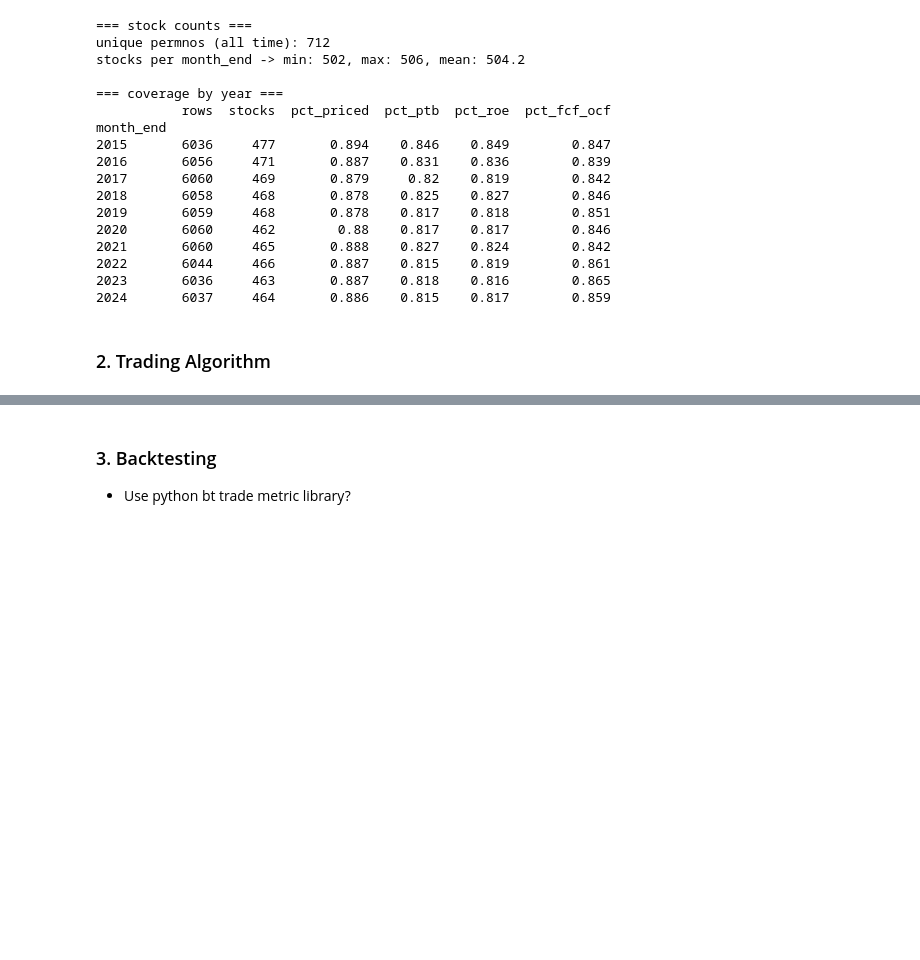
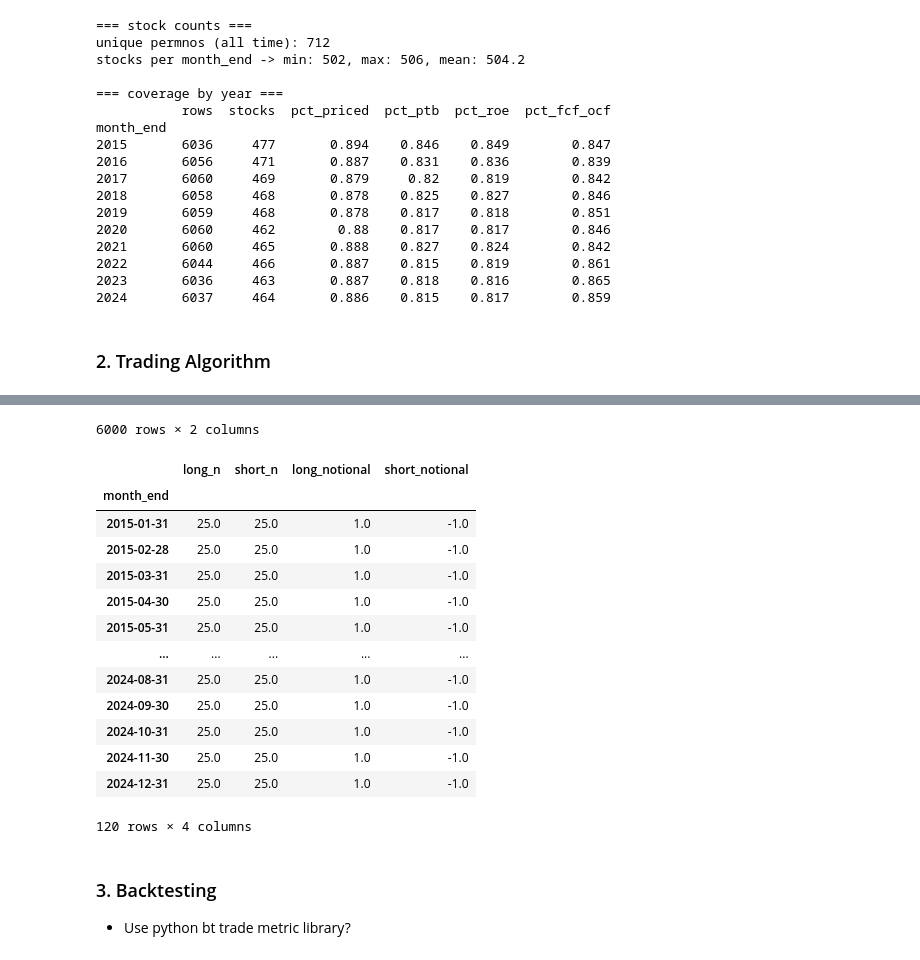
Before and after one commit to MatthewSmithseree/long-short-quantamental-equities, a Jupyter notebook: strategy.ipynb, the cells around one changed output, grey strips where cells are left out. Drawn from its saved outputs; the diff is of its cells as text; code cells hidden in the pictures; blank space fills up the shorter version.

```diff
--- a/strategy.ipynb
+++ b/strategy.ipynb
@@ -345,0 +322,62 @@ panel
+# %%
+def build_long_short(panel, long_pct=LONG_PCT, short_pct=SHORT_PCT):
+    positions = []
+    for month_end, g in panel.reset_index().groupby('month_end'):
+        g = g.dropna(subset=['composite_score', 'mktcap', 'prc', 'dollar_volume']).copy()
+        g = g[g['prc'] >= 5].copy()  # Filter out stocks with price < $5
+        g = g.nlargest(250, 'dollar_volume').copy()  # Keep top 250 by dollar volume
+        n = len(g)
+
+        k_long = max(1, int(np.floor(long_pct * n)))
+        k_short = max(1, int(np.floor(short_pct * n)))
+
+        g = g.sort_values('composite_score', ascending=False)
+        longs = g.head(k_long).copy()
+        shorts = g.tail(k_short).copy()
+
+        # 50/50 blend of score and market-cap weights
+        if len(longs):
+            # Score weights
+            s = longs['composite_score']
+            w_score = (s - s.min()).clip(lower=0)
+            w_score = w_score / w_score.sum() if w_score.sum() > 0 else pd.Series([1.0 / len(longs)] * len(longs), index=w_score.index)
+            # Market-cap weights
+            w_mcap = longs['mktcap'].abs() / longs['mktcap'].abs().sum()
+            # 50/50 blend
+            longs['weight'] = (0.5 * w_mcap + 0.5 * w_score) / (0.5 * w_mcap + 0.5 * w_score).sum()
+
+        if len(shorts):
+            # Score weights (inverted: worst scores get highest weight)
+            s = shorts['composite_score']
+            w_score = (s.max() - s).clip(lower=0)
+            w_score = w_score / w_score.sum() if w_score.sum() > 0 else pd.Series([1.0 / len(shorts)] * len(shorts), index=w_score.index)
+            # Market-cap weights
+            w_mcap = shorts['mktcap'].abs() / shorts['mktcap'].abs().sum()
+            # 50/50 blend
+            shorts['weight'] = -(0.5 * w_mcap + 0.5 * w_score) / (0.5 * w_mcap + 0.5 * w_score).sum()
+
+        parts = []
+        if len(longs):
+            parts.append(longs[['month_end', 'permno', 'ticker', 'weight']])
+        if len(shorts):
+            parts.append(shorts[['month_end', 'permno', 'ticker', 'weight']])
+        if parts:
+            positions.append(pd.concat(parts, ignore_index=True))
+
+    if not positions:
+        return pd.DataFrame(columns=['month_end', 'permno', 'ticker', 'weight']).set_index(['month_end','permno'])
+    pos = pd.concat(positions, ignore_index=True).set_index(['month_end','permno']).sort_index()
+    return pos
+
+# Build positions
+positions = build_long_short(panel, long_pct=LONG_PCT, short_pct=SHORT_PCT)
+display(positions)
+
+# Sanity check
+positions.groupby('month_end').agg(
+    long_n = ('weight', lambda w: (w>0).sum()),
+    short_n = ('weight', lambda w: (w<0).sum()),
+    long_notional = ('weight', lambda w: w[w>0].sum()),
+    short_notional = ('weight', lambda w: w[w<0].sum())
+)
+# %% [output]
@@ -346,3 +397,18 @@ panel
+6000 rows × 2 columns
+|  | long_n | short_n | long_notional | short_notional |
+| month_end |  |  |  |  |
+| 2015-01-31 | 25.0 | 25.0 | 1.0 | -1.0 |
+| 2015-02-28 | 25.0 | 25.0 | 1.0 | -1.0 |
+| 2015-03-31 | 25.0 | 25.0 | 1.0 | -1.0 |
+| 2015-04-30 | 25.0 | 25.0 | 1.0 | -1.0 |
+| 2015-05-31 | 25.0 | 25.0 | 1.0 | -1.0 |
+| ... | ... | ... | ... | ... |
+| 2024-08-31 | 25.0 | 25.0 | 1.0 | -1.0 |
+| 2024-09-30 | 25.0 | 25.0 | 1.0 | -1.0 |
+| 2024-10-31 | 25.0 | 25.0 | 1.0 | -1.0 |
+| 2024-11-30 | 25.0 | 25.0 | 1.0 | -1.0 |
+| 2024-12-31 | 25.0 | 25.0 | 1.0 | -1.0 |
+120 rows × 4 columns
 # %% [markdown]
 ### 3. Backtesting ###
 
```
Also changed, not shown: parts of 9 cells of this notebook, 5 other files.
